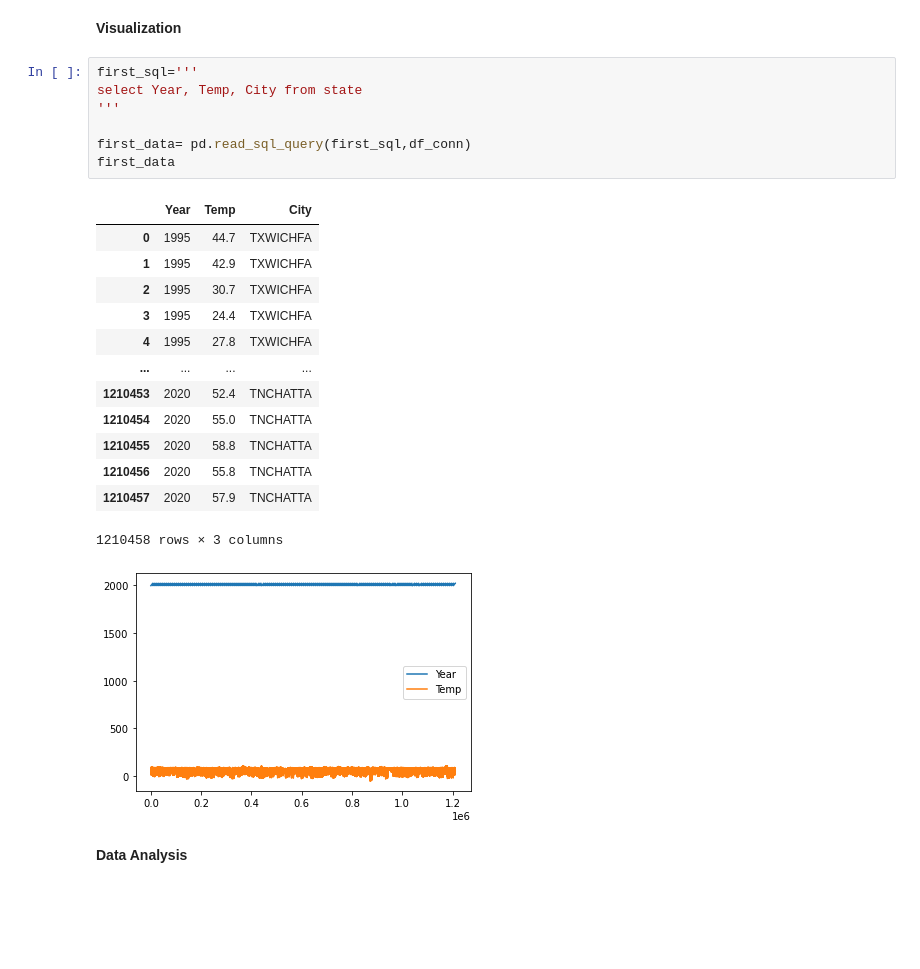
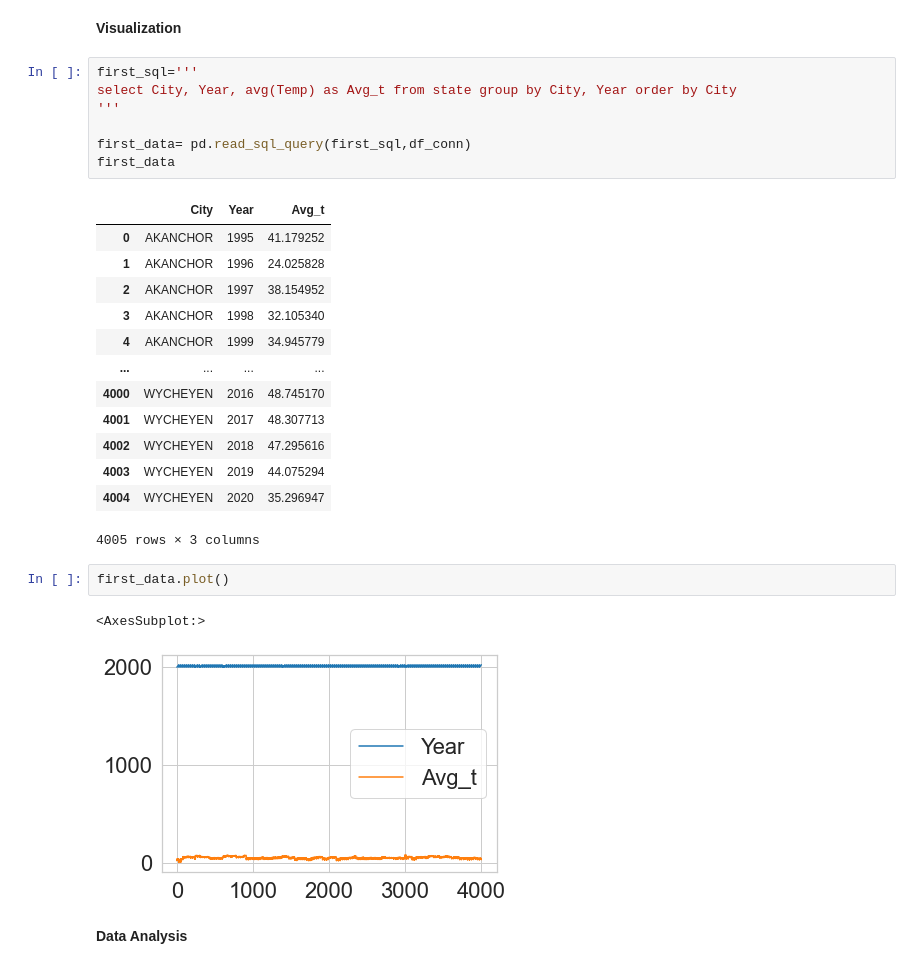
Before and after one commit to Wook22/UC-DAVIS, a Jupyter notebook: STA141B/STA141B.ipynb, the cells around one changed output. Saved outputs shown, nothing was run; the diff lists cells and outputs as text; blank space fills up the shorter version.

```diff
--- a/STA141B/STA141B.ipynb
+++ b/STA141B/STA141B.ipynb
@@ -399,28 +399,30 @@ pd.read_sql_query("select count(*) from "+ table_name,df_conn)
 **Visualization**
 # %%
 first_sql='''
-select Year, Temp, City from state
+select City, Year, avg(Temp) as Avg_t from state group by City, Year order by City
 '''
 
 first_data= pd.read_sql_query(first_sql,df_conn)
 first_data
 # %% [output]
-|  | Year | Temp | City |
-| 0 | 1995 | 44.7 | TXWICHFA |
-| 1 | 1995 | 42.9 | TXWICHFA |
-| 2 | 1995 | 30.7 | TXWICHFA |
-| 3 | 1995 | 24.4 | TXWICHFA |
-| 4 | 1995 | 27.8 | TXWICHFA |
+|  | City | Year | Avg_t |
+| 0 | AKANCHOR | 1995 | 41.179252 |
+| 1 | AKANCHOR | 1996 | 24.025828 |
+| 2 | AKANCHOR | 1997 | 38.154952 |
+| 3 | AKANCHOR | 1998 | 32.105340 |
+| 4 | AKANCHOR | 1999 | 34.945779 |
 | ... | ... | ... | ... |
-| 1210453 | 2020 | 52.4 | TNCHATTA |
-| 1210454 | 2020 | 55.0 | TNCHATTA |
-| 1210455 | 2020 | 58.8 | TNCHATTA |
-| 1210456 | 2020 | 55.8 | TNCHATTA |
-| 1210457 | 2020 | 57.9 | TNCHATTA |
+| 4000 | WYCHEYEN | 2016 | 48.745170 |
+| 4001 | WYCHEYEN | 2017 | 48.307713 |
+| 4002 | WYCHEYEN | 2018 | 47.295616 |
+| 4003 | WYCHEYEN | 2019 | 44.075294 |
+| 4004 | WYCHEYEN | 2020 | 35.296947 |
-1210458 rows × 3 columns
+4005 rows × 3 columns
 # %%
+first_data.plot()
 # %% [output]
+<AxesSubplot:>
-[figure, old version]
+[figure, new version]
 # %% [markdown]
 **Data Analysis**
 # %% [markdown]
```
